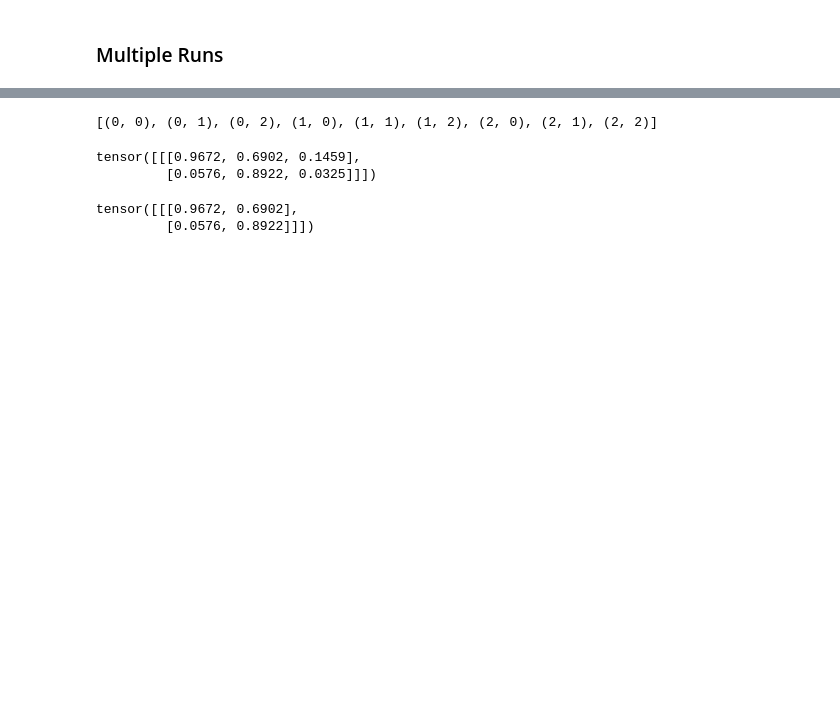
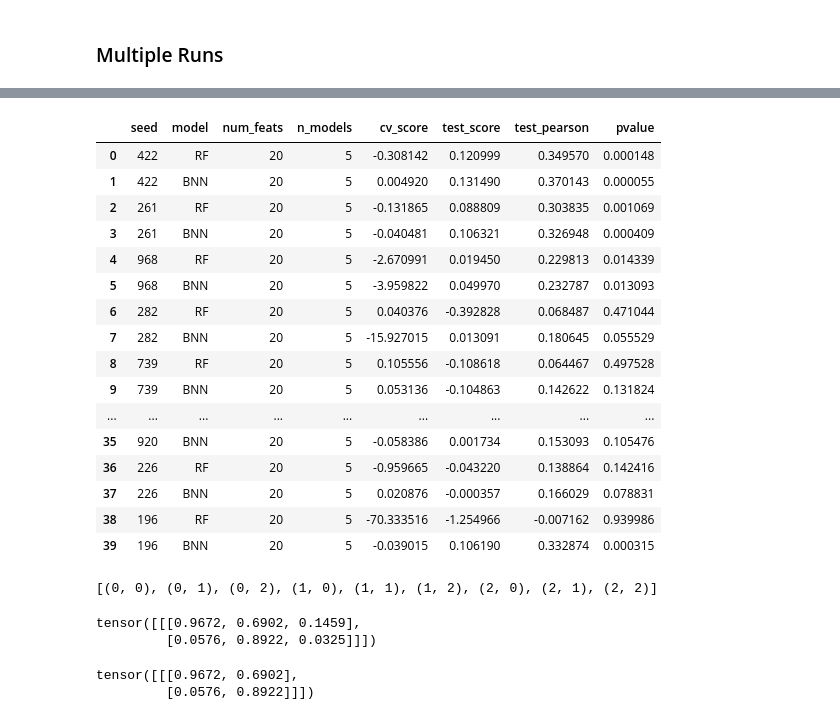
Before and after one commit to Habush/moses-incons-pen-xp, a Jupyter notebook: notebooks/variable_selection/cancer/nn/7_bnn_sgmcmc_tcga.ipynb, the cells around one changed output, grey strips where cells are left out. Saved outputs shown, nothing was run; the diff lists cells and outputs as text; code cells hidden in the pictures; blank space fills up the shorter version.

```diff
--- a/notebooks/variable_selection/cancer/nn/7_bnn_sgmcmc_tcga.ipynb
+++ b/notebooks/variable_selection/cancer/nn/7_bnn_sgmcmc_tcga.ipynb
@@ -924,3 +947,23 @@ bnn_gp_df.groupby(["model"])["cv_score", "test_score", "test_pearson"].mean()
+# %%
+bnn_gp_df
+# %% [output]
+|  | seed | model | num_feats | n_models | cv_score | test_score | test_pearson | pvalue |
+| 0 | 422 | RF | 20 | 5 | -0.308142 | 0.120999 | 0.349570 | 0.000148 |
+| 1 | 422 | BNN | 20 | 5 | 0.004920 | 0.131490 | 0.370143 | 0.000055 |
+| 2 | 261 | RF | 20 | 5 | -0.131865 | 0.088809 | 0.303835 | 0.001069 |
+| 3 | 261 | BNN | 20 | 5 | -0.040481 | 0.106321 | 0.326948 | 0.000409 |
+| 4 | 968 | RF | 20 | 5 | -2.670991 | 0.019450 | 0.229813 | 0.014339 |
+| 5 | 968 | BNN | 20 | 5 | -3.959822 | 0.049970 | 0.232787 | 0.013093 |
+| 6 | 282 | RF | 20 | 5 | 0.040376 | -0.392828 | 0.068487 | 0.471044 |
+| 7 | 282 | BNN | 20 | 5 | -15.927015 | 0.013091 | 0.180645 | 0.055529 |
+| 8 | 739 | RF | 20 | 5 | 0.105556 | -0.108618 | 0.064467 | 0.497528 |
+| 9 | 739 | BNN | 20 | 5 | 0.053136 | -0.104863 | 0.142622 | 0.131824 |
+| ... | ... | ... | ... | ... | ... | ... | ... | ... |
+| 35 | 920 | BNN | 20 | 5 | -0.058386 | 0.001734 | 0.153093 | 0.105476 |
+| 36 | 226 | RF | 20 | 5 | -0.959665 | -0.043220 | 0.138864 | 0.142416 |
+| 37 | 226 | BNN | 20 | 5 | 0.020876 | -0.000357 | 0.166029 | 0.078831 |
+| 38 | 196 | RF | 20 | 5 | -70.333516 | -1.254966 | -0.007162 | 0.939986 |
+| 39 | 196 | BNN | 20 | 5 | -0.039015 | 0.106190 | 0.332874 | 0.000315 |
 # %%
 import torch
 from itertools import product
```
Also changed, not shown: parts of 78 cells of this notebook, 20 other files.
